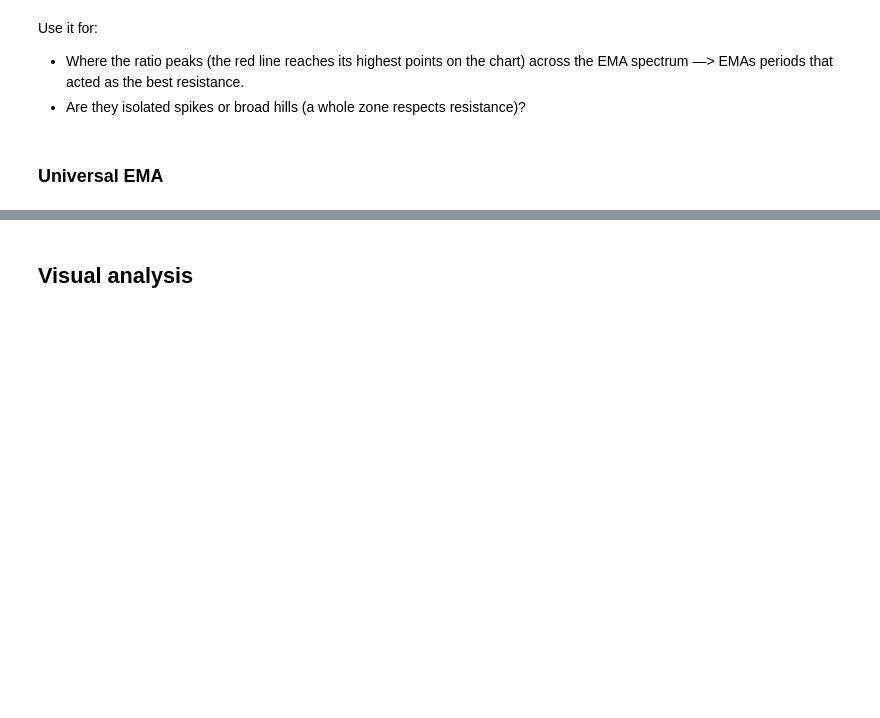
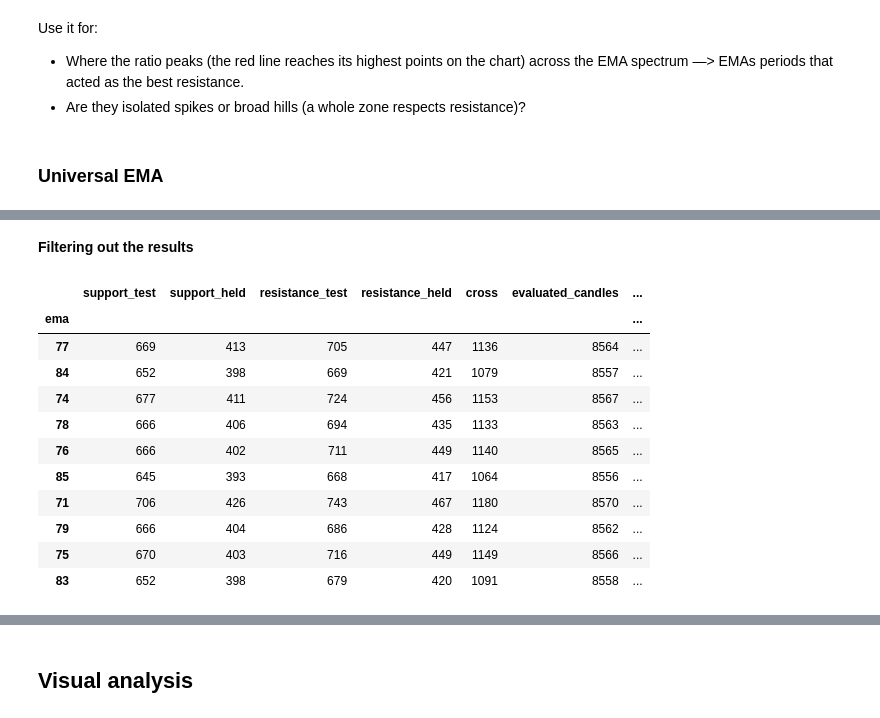
Before and after one commit to Galina-Makarchuk/ema_analysis, a Jupyter notebook: ema_analysis.ipynb, the cells around one changed output, grey strips where cells are left out. Drawn from its saved outputs; the diff is of its cells as text; code cells hidden in the pictures; blank space fills up the shorter version.

```diff
--- a/ema_analysis.ipynb
+++ b/ema_analysis.ipynb
@@ -1071,0 +1152,23 @@ __Bounce rate__
+# %% [markdown]
+__Filtering out the results__
+# %%
+# Top 10 EMAs that pass both filters: cross-frequency (structural) and sample-size (statistical)
+# Sample size = total S/R tests across both directions.
+
+ratio_universal_1_filtered = filter_by_cross_rate(ratio_universal_1)
+total_test = ratio_universal_1_filtered["support_test"] + ratio_universal_1_filtered["resistance_test"]
+ratio_universal_1_filtered = ratio_universal_1_filtered[total_test >= MIN_TOUCHES_UNI]
+ratio_universal_1_filtered.head(10)
+# %% [output]
+|  | support_test | support_held | resistance_test | resistance_held | cross | evaluated_candles | ... |
+| ema |  |  |  |  |  |  | ... |
+| 77 | 669 | 413 | 705 | 447 | 1136 | 8564 | ... |
+| 84 | 652 | 398 | 669 | 421 | 1079 | 8557 | ... |
+| 74 | 677 | 411 | 724 | 456 | 1153 | 8567 | ... |
+| 78 | 666 | 406 | 694 | 435 | 1133 | 8563 | ... |
+| 76 | 666 | 402 | 711 | 449 | 1140 | 8565 | ... |
+| 85 | 645 | 393 | 668 | 417 | 1064 | 8556 | ... |
+| 71 | 706 | 426 | 743 | 467 | 1180 | 8570 | ... |
+| 79 | 666 | 404 | 686 | 428 | 1124 | 8562 | ... |
+| 75 | 670 | 403 | 716 | 449 | 1149 | 8566 | ... |
+| 83 | 652 | 398 | 679 | 420 | 1091 | 8558 | ... |
```
Also changed, not shown: parts of 38 cells of this notebook.
